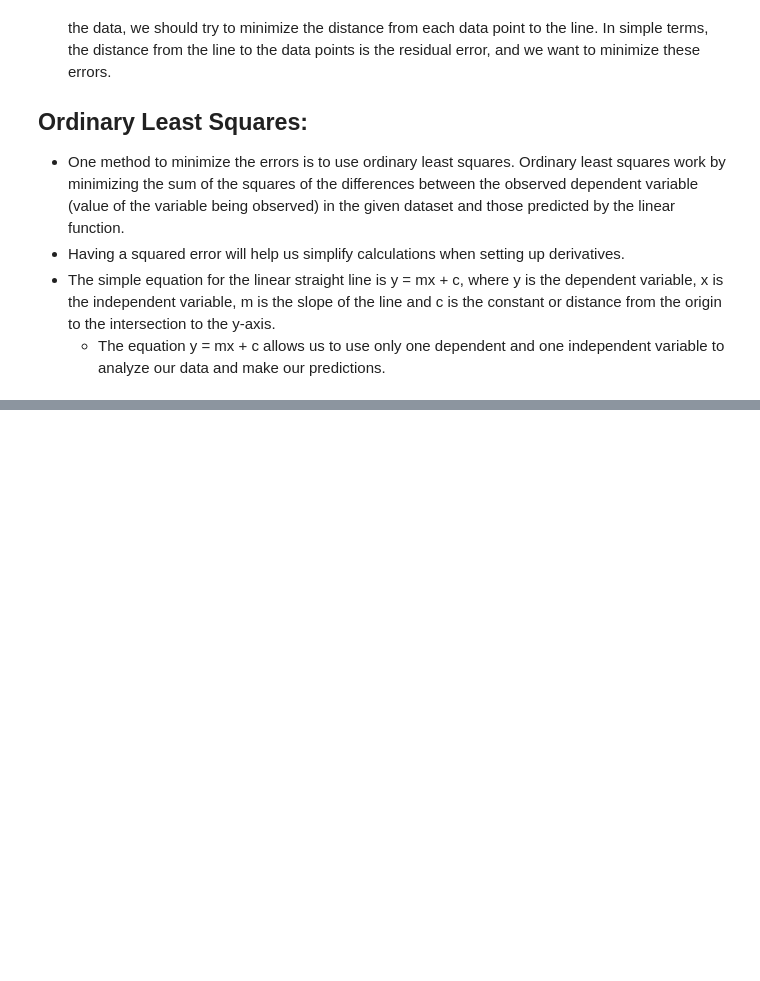
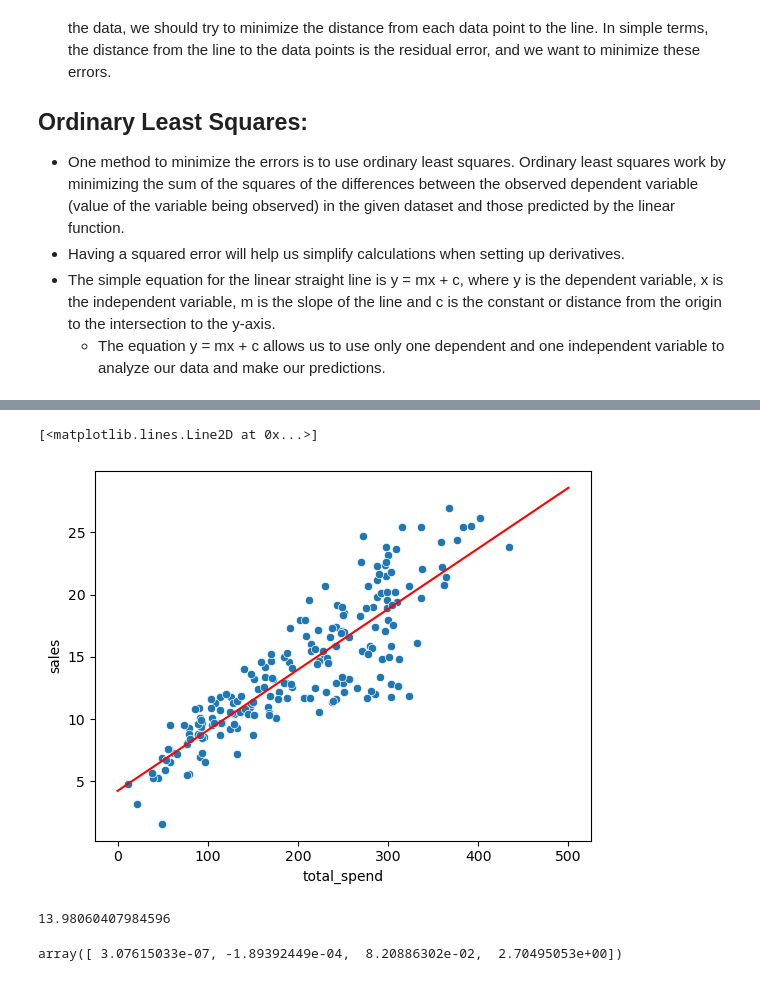
Before and after one commit to savan2508/Jupyter-Notebooks, a Jupyter notebook: Machine Learning/Linear_regression.ipynb, the cells around one changed output, grey strips where cells are left out. Drawn from its saved outputs; the diff is of its cells as text; code cells hidden in the pictures; blank space fills up the shorter version.

```diff
--- a/Machine Learning/Linear_regression.ipynb
+++ b/Machine Learning/Linear_regression.ipynb
@@ -17,0 +67,11 @@
+# %%
+X = df['total_spend']
+y = df['sales']
+# %%
+"""
+We can create a best-fit line using an inbuilt numpy method called polyfit
+to get a best-fit line which returns the equation y = B1x + B0
+The function takes two arguments X and y, and returns an array with coefficient
+B1 and constant B0.
+"""
+advertisement_coeff = np.polyfit(X, y, deg=1)
@@ -17,0 +82,31 @@
+# %%
+# We can create a plot of the regression line to get better understanding
+# the regression line is generated.
+potential_spending = np.linspace(0, 500, 100)
+predicted_sales = potential_spending * advertisement_coeff[0] + advertisement_coeff[1]
+# %%
+# Here the predicted sales line is plotted over the original data's regression line
+sns.scatterplot(x='total_spend', y='sales', data=df)
+plt.plot(potential_spending, predicted_sales, color = 'red')
+# %% [output]
+[<matplotlib.lines.Line2D at 0x...>]
+[figure, added]
+# %%
+"""
+Using the regression line equation we have just created we can predict the potential
+sales based on the advertisement spending. Here is how we can achieve that.
+"""
+spending = 200
+predicted_sale = advertisement_coeff[0] * spending + advertisement_coeff[1]
+predicted_sale
+# %% [output]
+13.98060407984596
+# %%
+"""
+We can create a different regression line (models) for our predictions such
+if we change our polynomial degree to different values.
+"""
+adv_coef_three = np.polyfit(X, y, deg=3)
+adv_coef_three
+# %% [output]
+array([ 3.07615033e-07, -1.89392449e-04,  8.20886302e-02,  2.70495053e+00])
```
Also changed, not shown: parts of 9 cells of this notebook, 5 other files.
